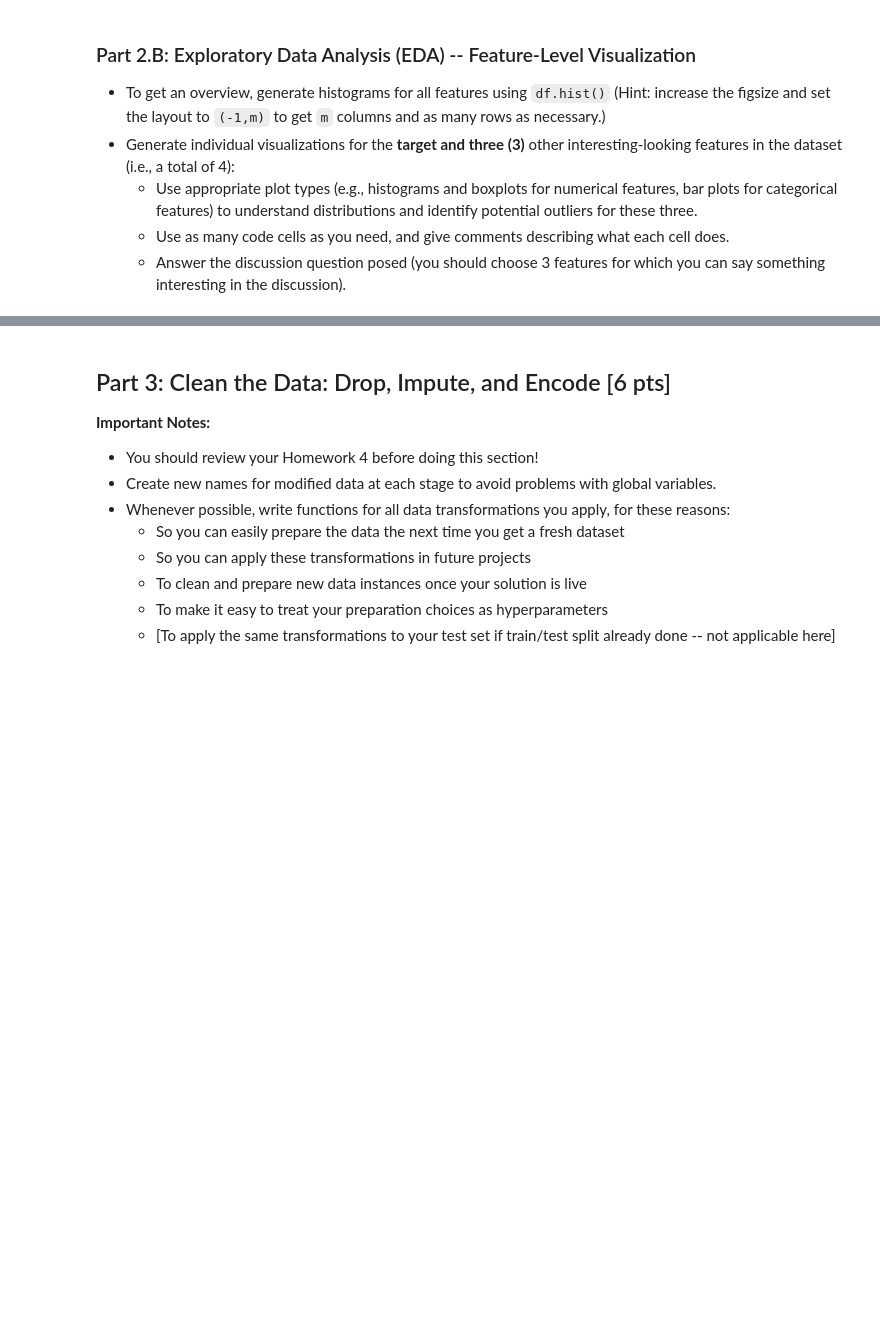
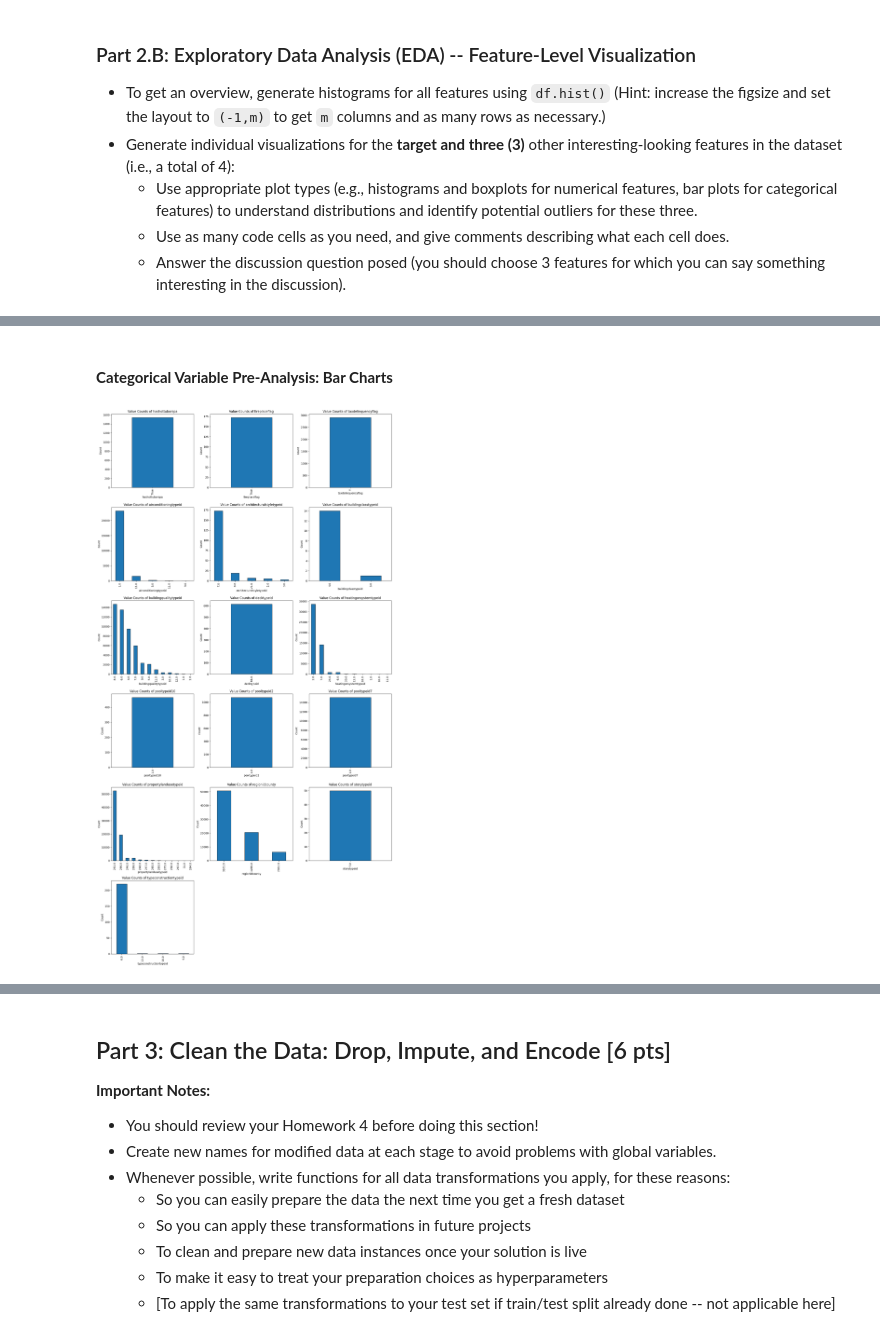
Before and after one commit to LeeMcFarling/Module_3_Milestone_1, a Jupyter notebook: Milestone_01.ipynb, the cells around one changed output, grey strips where cells are left out. Drawn from its saved outputs; the diff is of its cells as text; code cells hidden in the pictures; blank space fills up the shorter version.

Commit message:
Pushed Changes to Part 2

```diff
--- a/Milestone_01.ipynb
+++ b/Milestone_01.ipynb
@@ -543,0 +532,32 @@ plt.tight_layout()
+# %% [markdown]
+#### **Categorical Variable Pre-Analysis: Bar Charts**
+# %%
+
+# pre-processing to get rid of fields with extremely high cardinality
+part2plots_categorical_preprocessing = df_categorical.copy()
+part2plotscatagorical = part2plots_categorical_preprocessing.drop(columns=(['propertycountylandusecode', 'propertyzoningdesc', 'parcelid', 'regionidcity', 'regionidneighborhood', 'regionidzip']))
+
+#Set columns and rows
+num_cols = part2plotscatagorical.shape[1]
+cols = 3
+rows = (num_cols + cols - 1) // cols  # Ceiling division for number of rows
+
+# Create subplots
+fig, axes = plt.subplots(rows, cols, figsize=(16, rows * 5))
+axes = axes.flatten()  # Flatten for easy indexing
+
+# Loop through each column and create a bar plot of value counts
+for i, col in enumerate(part2plotscatagorical.columns):
+    part2plotscatagorical[col].value_counts().plot(kind='bar', ax=axes[i], edgecolor='black')
+    axes[i].set_title(f'Value Counts of {col}')
+    axes[i].set_xlabel(col)
+    axes[i].set_ylabel('Count')
+
+# Remove any unused axes
+for j in range(i + 1, len(axes)):
+    fig.delaxes(axes[j])
+
+plt.tight_layout()
+plt.show()
+# %% [output]
+[figure, added]
```
Also changed, not shown: parts of 51 cells of this notebook.
